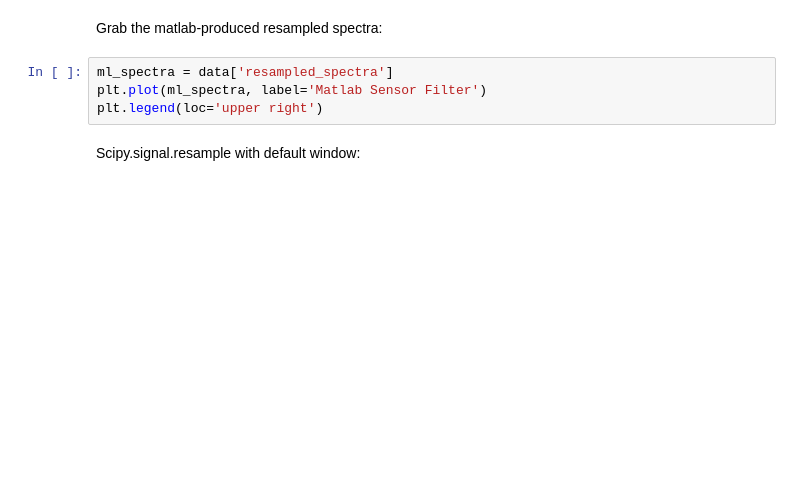
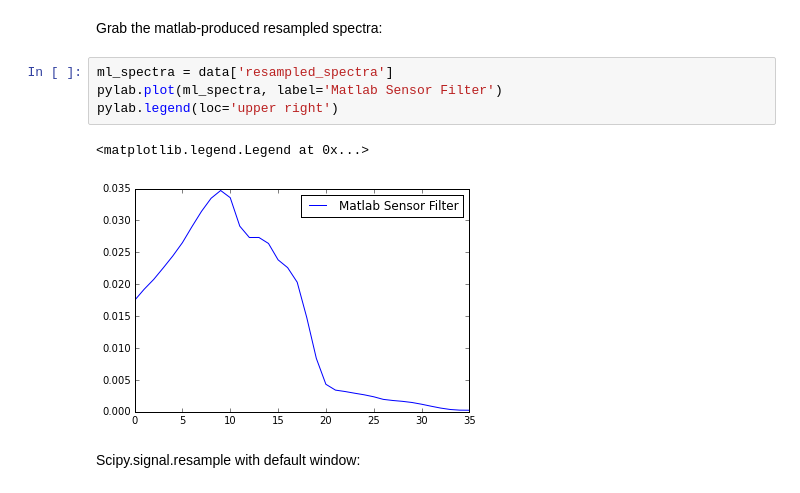
Before and after one commit to obarrilero/sambuca, a Jupyter notebook: reference/notebooks/Sensor Filter Plot.ipynb, the cells around one changed output. Cells and saved outputs as stored; diff of their text form; blank space fills up the shorter version.

```diff
--- a/reference/notebooks/Sensor Filter Plot.ipynb
+++ b/reference/notebooks/Sensor Filter Plot.ipynb
@@ -16,8 +31,11 @@ plt.legend(loc='upper right')
 Grab the matlab-produced resampled spectra:
 # %%
 ml_spectra = data['resampled_spectra']
-plt.plot(ml_spectra, label='Matlab Sensor Filter')
-plt.legend(loc='upper right')
+pylab.plot(ml_spectra, label='Matlab Sensor Filter')
+pylab.legend(loc='upper right')
+# %% [output]
+<matplotlib.legend.Legend at 0x...>
+[figure, added]
 # %% [markdown]
 Scipy.signal.resample with default window:
 # %%
```
Also changed, not shown: parts of 8 cells of this notebook, 3 other files.
